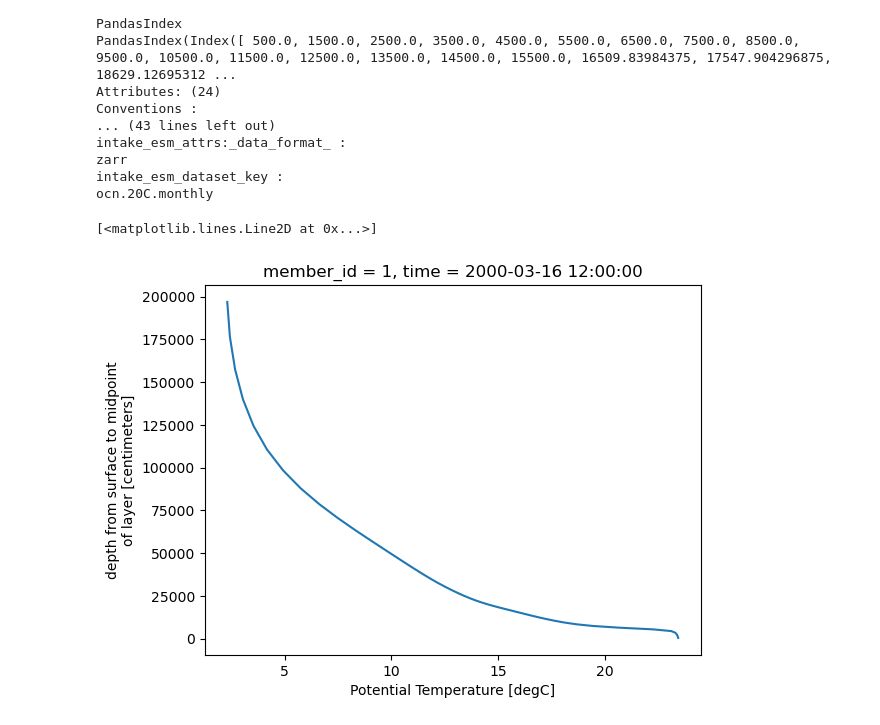
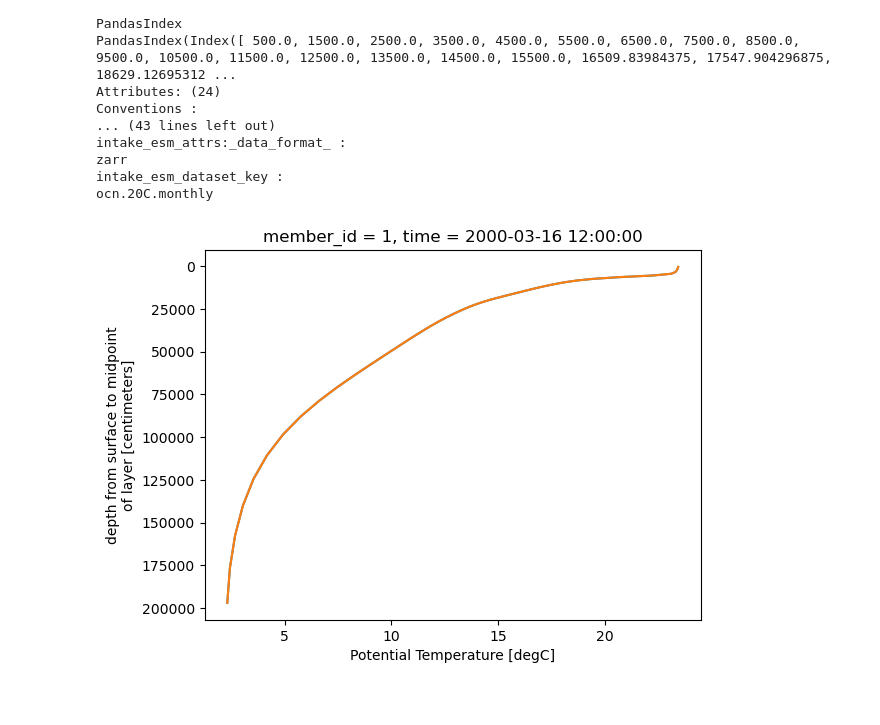
Before and after one commit to olleholt/toolkit, a Jupyter notebook: Vertical_profile.ipynb, the cells around one changed output. Drawn from its saved outputs; the diff is of its cells as text; code cells hidden in the pictures.

```diff
--- a/Vertical_profile.ipynb
+++ b/Vertical_profile.ipynb
@@ -130,15 +129,19 @@ ocn.20C.monthly
 # %%
 slice_time = ds_20C.sel(time = "2000-03")
 
 slice_time
 
 temp_2000 = slice_time.TEMP.sel(member_id = 1)
 
 temp_2000
 
 temp_2000_03 = temp_2000.isel(nlat = 90, nlon = 75)
 
 temp_2000_03.plot(y = 'z_t')
+
+# Plotting the temperature with inverted y-axis
+temp_2000_03.plot(y='z_t')
+plt.gca().invert_yaxis()
+plt.show()
 # %% [output]
-[<matplotlib.lines.Line2D at 0x...>]
-[figure, old version]
+[figure, new version]
```
Also changed, not shown: parts of 6 cells of this notebook.
